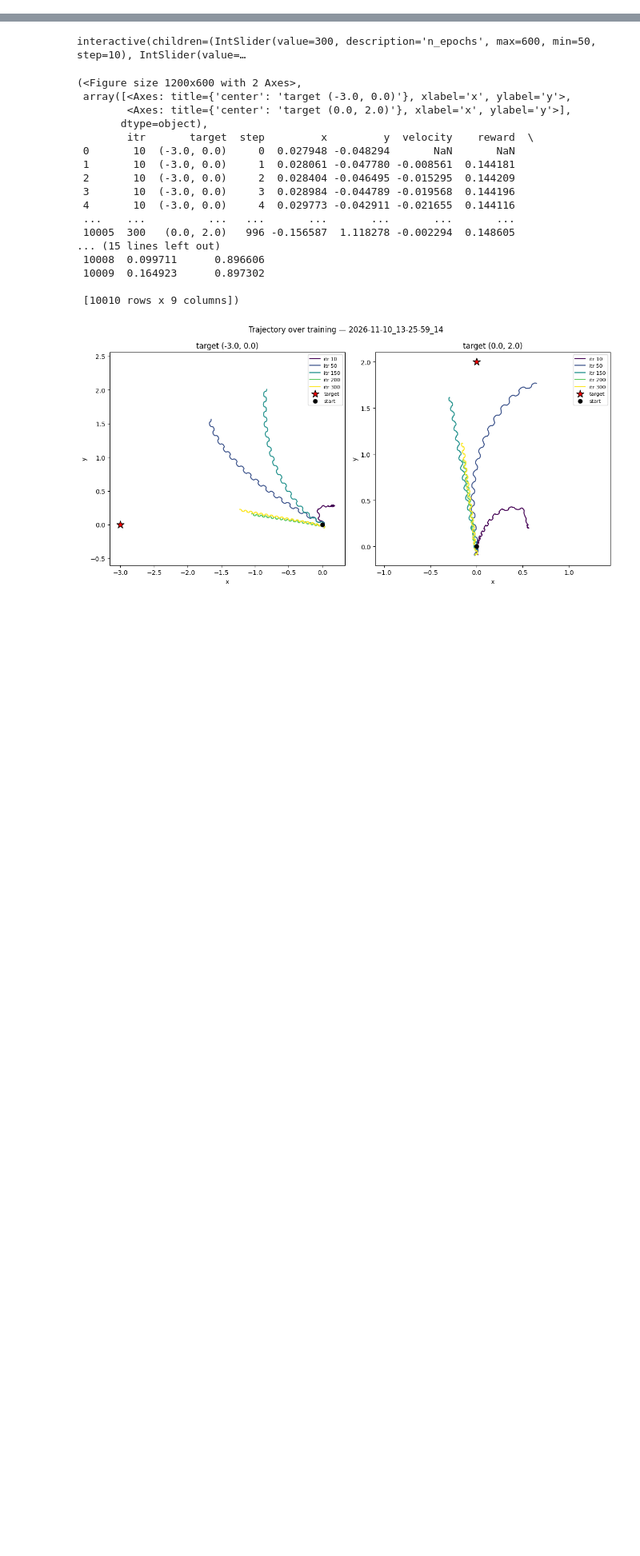
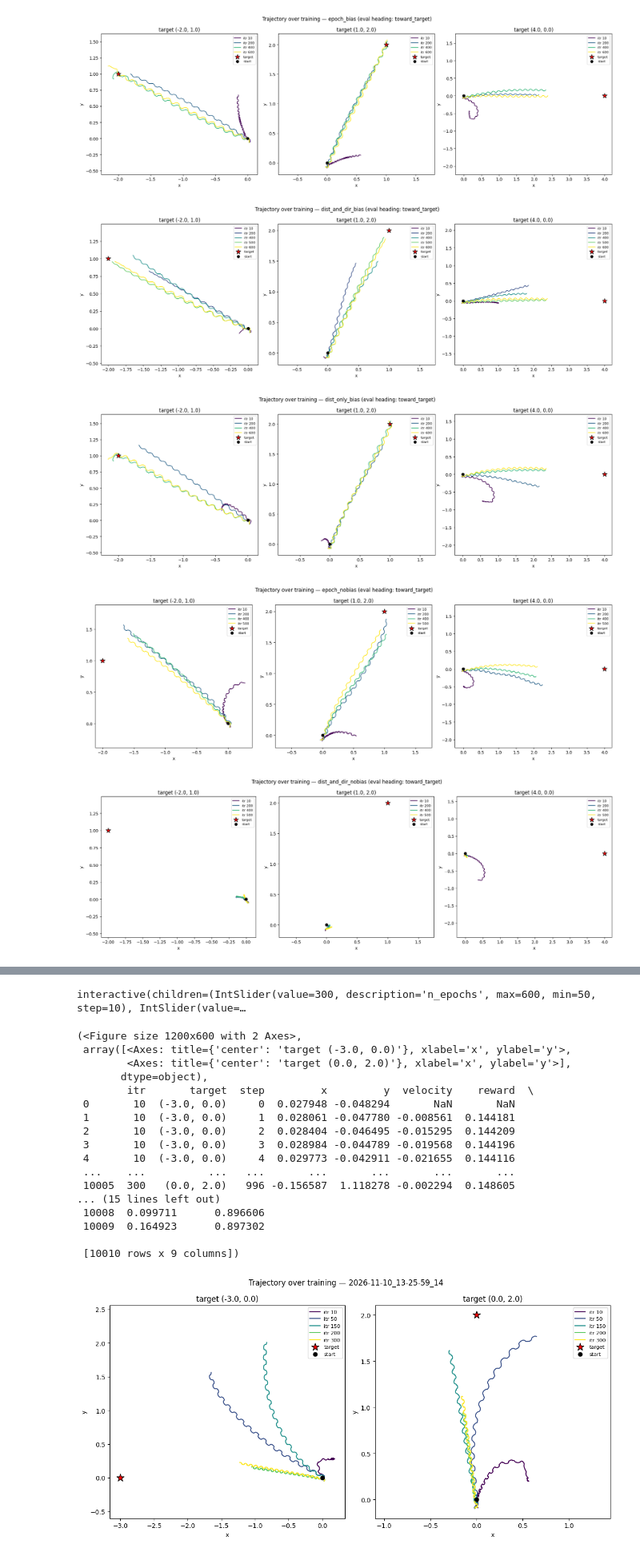
Before and after one commit to rsatapat/ncap-swimmer, a Jupyter notebook: track_model.ipynb, the cells around one changed output, grey strips where cells are left out. Shown at 80% size. Saved outputs shown, nothing was run; the diff lists cells and outputs as text; code cells hidden in the pictures; blank space fills up the shorter version.

```diff
--- a/track_model.ipynb
+++ b/track_model.ipynb
@@ -61,0 +102,44 @@ for name in solo_runs:
+# %%
+import glob
+import pandas as pd
+
+# Trajectory-over-checkpoints comparison for all 7 runs above, both
+# heading_bias ON and OFF, across the same 3 targets. Reuses `dir` from cell #2.
+#
+# Each chain is (run_folder, true_epoch_offset_before_this_hop) pairs, mirroring
+# combined_run_groups/solo_runs above but with the offsets made explicit, since
+# true_epoch = local itr + offset is what's needed to relabel checkpoints
+# correctly once a chain spans more than one folder. Uses only the latest,
+# bug-fixed warm-started runs (not the corrupted epoch-curriculum continuations).
+#
+# eval_heading_mode is which play.py --initial_heading_mode the CSVs being
+# loaded here were generated with -- independent of each chain's own TRAINING
+# heading bias (the "_bias"/"_nobias" in the chain names above). Change this
+# to switch which eval CSVs get loaded, without touching the chain definitions.
+eval_heading_mode = "toward_target"  # one of EVAL_HEADING_MODES
+
+for chain_name, hops in checkpoint_chains.items():
+    dfs = []
+    missing = False
+    for run_name, offset in hops:
+        matches = glob.glob(checkpoint_csv_glob(dir, run_name, eval_heading_mode=eval_heading_mode))
+        if not matches:
+            print(f"[{chain_name}] no checkpoint_trajectories CSV (eval_heading_mode={eval_heading_mode}) "
+                  f"in {run_name} -- run play.py --mode checkpoints there first (see the WSL command).")
+            missing = True
+            continue
+        df = load_checkpoint_trajectories(matches[0])
+        df['itr'] = df['itr'] + offset  # local checkpoint number -> true cumulative epoch
+        dfs.append(df)
+    if missing or not dfs:
+        continue
+    combined = pd.concat(dfs, ignore_index=True)
+    fig, axes, _ = plot_trajectory_over_checkpoints(combined, save=False)
+    fig.suptitle(f"Trajectory over training — {chain_name} (eval heading: {eval_heading_mode})")
+    fig.savefig(os.path.join(dir, f"trajectory_over_checkpoints_{chain_name}_eval-{eval_heading_mode}.svg"), dpi=300)
+# %% [output]
+[figure, added]
+[figure, added]
+[figure, added]
+[figure, added]
+[figure, added]
```
Also changed, not shown: parts of 6 cells of this notebook, 4 other files.
